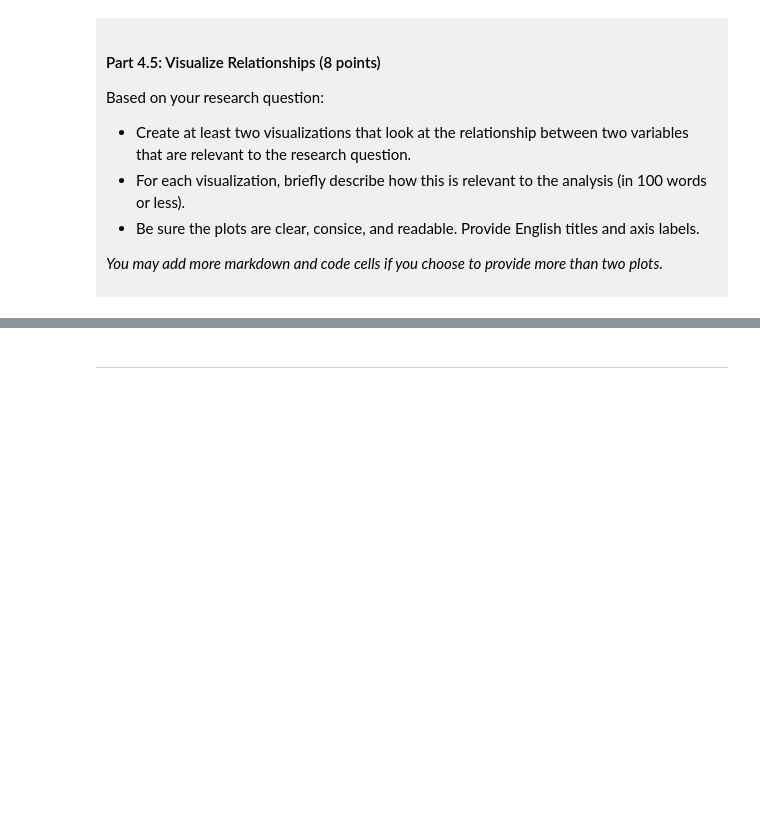
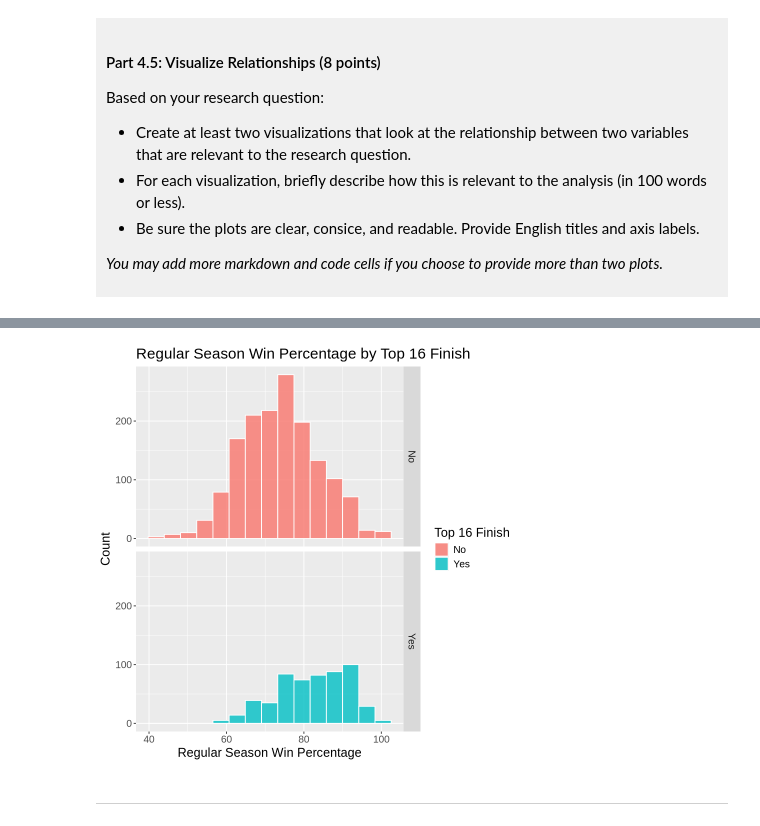
Before and after one commit to kchau822/dsci-100-project-Adrian-Chau, a Jupyter notebook: dsci-100-project-notebook.ipynb, the cells around one changed output, grey strips where cells are left out. Drawn from its saved outputs; the diff is of its cells as text; code cells hidden in the pictures; blank space fills up the shorter version.

```diff
--- a/dsci-100-project-notebook.ipynb
+++ b/dsci-100-project-notebook.ipynb
@@ -378,5 +387,14 @@ Visualization 2: %%% EDIT THIS MARKDOWN CELL%%%
 # %%
-### EDIT THIS CODE CELL FOR VISUALIZATION 2###
+plot4 <- ggplot(WmenMarMadness_tidy, aes(x = reg_wins_pct, fill = in_top_16)) +
+    geom_histogram(bins = 15, alpha = 0.8, color = "white") +
+    facet_grid(rows = vars(in_top_16)) +
+    labs(title = "Regular Season Win Percentage by Top 16 Finish",
+        x = "Regular Season Win Percentage", y = "Count", fill = "Top 16 Finish") +
+    theme(text = element_text(size = 15))
+
+plot4
+# %% [output]
+[figure, added]
 # %% [markdown]
 ------
 # %% [markdown]
```
Also changed, not shown: parts of 5 cells of this notebook.
